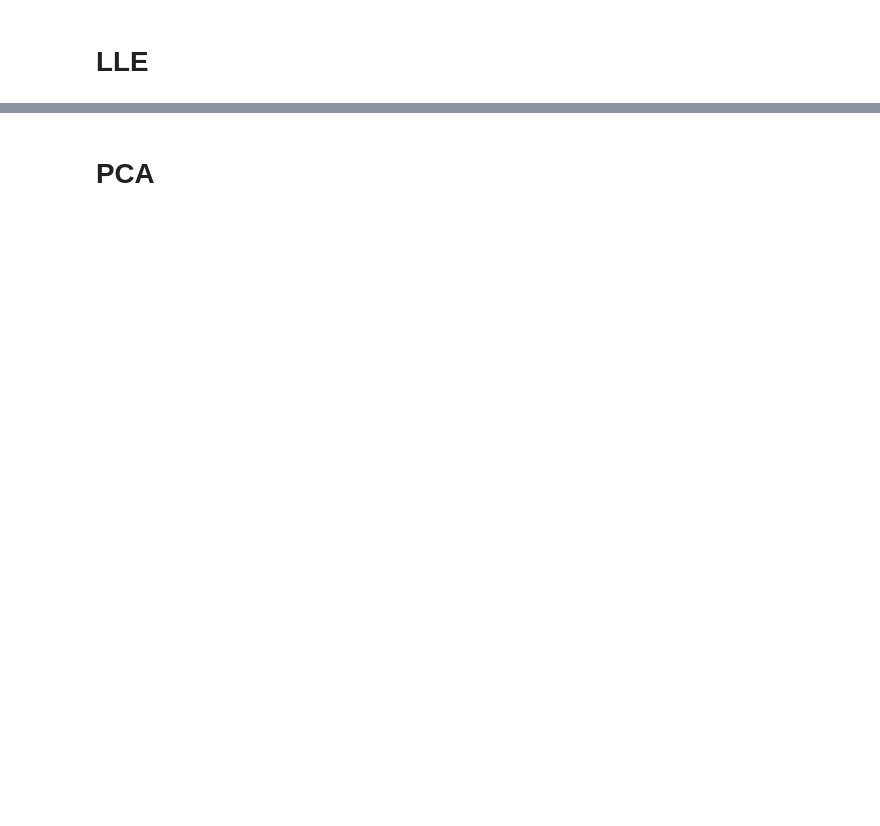
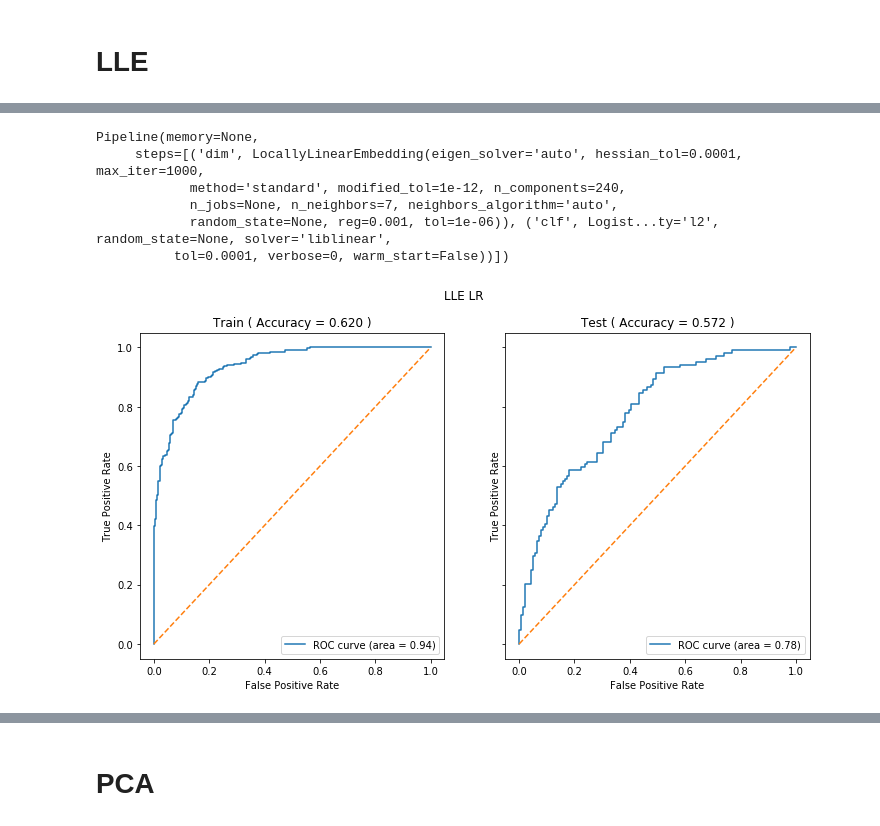
Before and after one commit to sjwilczynski/geneExpr, a Jupyter notebook: DimensionalityReduction.ipynb, the cells around one changed output, grey strips where cells are left out. Saved outputs shown, nothing was run; the diff lists cells and outputs as text; code cells hidden in the pictures; blank space fills up the shorter version.

```diff
--- a/DimensionalityReduction.ipynb
+++ b/DimensionalityReduction.ipynb
@@ -49,0 +70,12 @@ models = fit_models(X_lle_train, y_train, X_lle_test, y_test)
+# %%
+models_logit_lle = fit_dim_reduction_pipeline(lle, logit, dim_params, logit_params, X_std_train, y_train, n_iter=30)
+print(models_logit_lle.best_estimator_)
+plot_clf_roc(models_logit_lle.best_estimator_, X_std_train, y_train, X_std_test, y_test, 'LLE LR')
+# %% [output]
+Pipeline(memory=None,
+     steps=[('dim', LocallyLinearEmbedding(eigen_solver='auto', hessian_tol=0.0001, max_iter=1000,
+            method='standard', modified_tol=1e-12, n_components=240,
+            n_jobs=None, n_neighbors=7, neighbors_algorithm='auto',
+            random_state=None, reg=0.001, tol=1e-06)), ('clf', Logist...ty='l2', random_state=None, solver='liblinear',
+          tol=0.0001, verbose=0, warm_start=False))])
+[figure, added]
```
Also changed, not shown: parts of 22 cells of this notebook, 7 other files.
